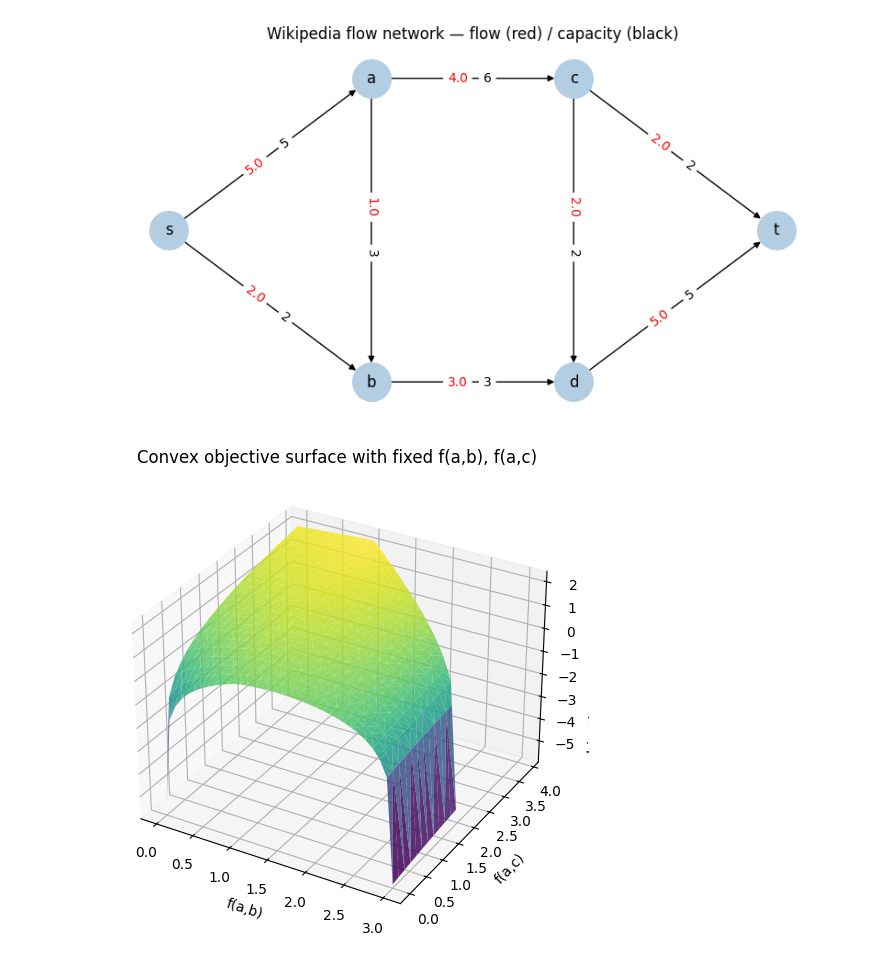
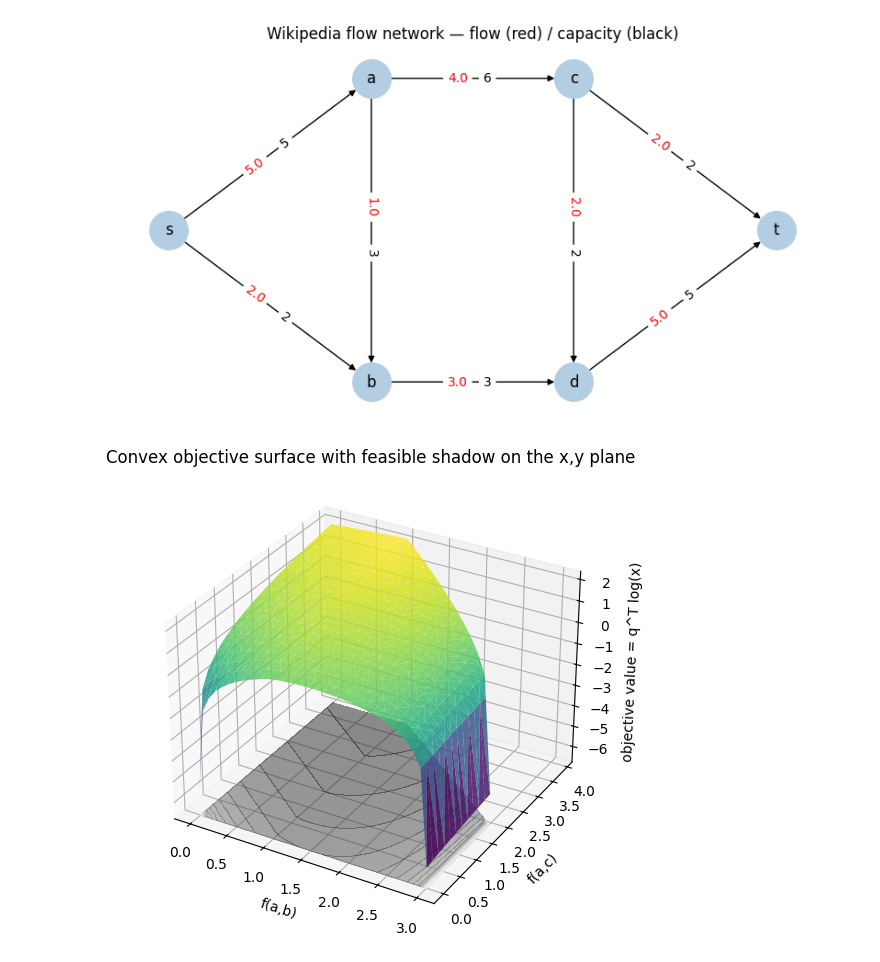
Before and after one commit to CichySA/P_Discrete_Math, a Jupyter notebook: Main.ipynb, the cells around one changed output. Cells and saved outputs as stored; diff of their text form; code cells hidden in the pictures.

```diff
--- a/Main.ipynb
+++ b/Main.ipynb
@@ -161,6 +161,7 @@ i_ac = edge_list.index(("a", "c"))
 c_ab = c[i_ab]
 
 c_ac = c[i_ac]
+
 
 
 eps = 1e-3
@@ -201,36 +202,80 @@ for r in range(ab_grid.shape[0]):
 
         ]
 
+
+
         obj = cp.Maximize(q @ cp.log(X))
-        obj2 = cp.Maximize(q @ X)
+
         prob = cp.Problem(obj, cons)
 
         prob.solve()
 
 
 
         if prob.status in (cp.OPTIMAL, cp.OPTIMAL_INACCURATE) and X.value is not None:
 
             z_obj[r, s] = prob.value
 
 
+
 fig = plt.figure(figsize=(8, 6))
 
 ax = fig.add_subplot(111, projection="3d")
 
+
+
 valid = ~np.isnan(z_obj)
 
+if not np.any(valid):
+
+    raise ValueError("No feasible points found for the (f(a,b), f(a,c)) grid.")
+
+
+
+z_valid = z_obj[valid]
+
+z_min = float(np.min(z_valid))
+
+z_max = float(np.max(z_valid))
+
+z_floor = z_min - 0.12 * max(z_max - z_min, 1.0)
+
+
+
 ax.plot_trisurf(ab_grid[valid], ac_grid[valid], z_obj[valid], alpha=0.85, cmap="viridis")
+
+ax.tricontourf(
+
+    ab_grid[valid],
+
+    ac_grid[valid],
+
+    z_obj[valid],
+
+    zdir="z",
+
+    offset=z_floor,
+
+    levels=20,
+
+    cmap="Greys",
+
+    alpha=0.45,
+
+)
+
 
 
 ax.set_xlabel("f(a,b)")
 
 ax.set_ylabel("f(a,c)")
 
 ax.set_zlabel("objective value = q^T log(x)")
 
-ax.set_title("Convex objective surface with fixed f(a,b), f(a,c)")
+ax.set_zlim(z_floor, z_max + 0.1)
+
+ax.set_title("Convex objective surface with feasible shadow on the x,y plane")
 
 plt.show()
 # %% [output]
-[figure, old version]
+[figure, new version]
```
Also changed, not shown: 4 other files.
